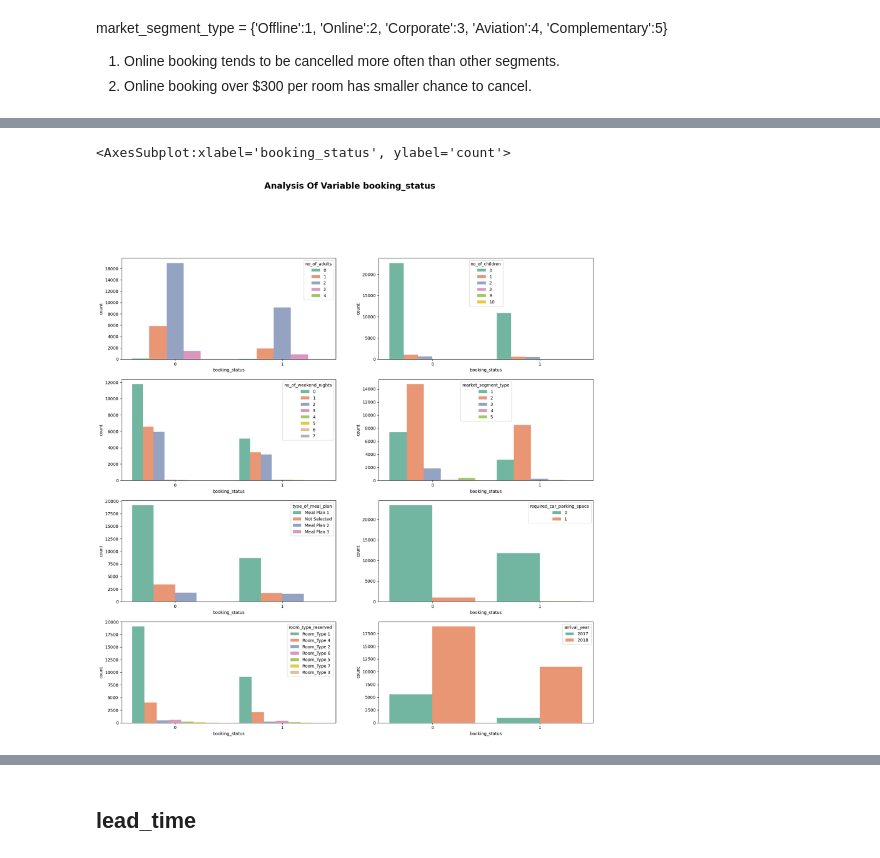
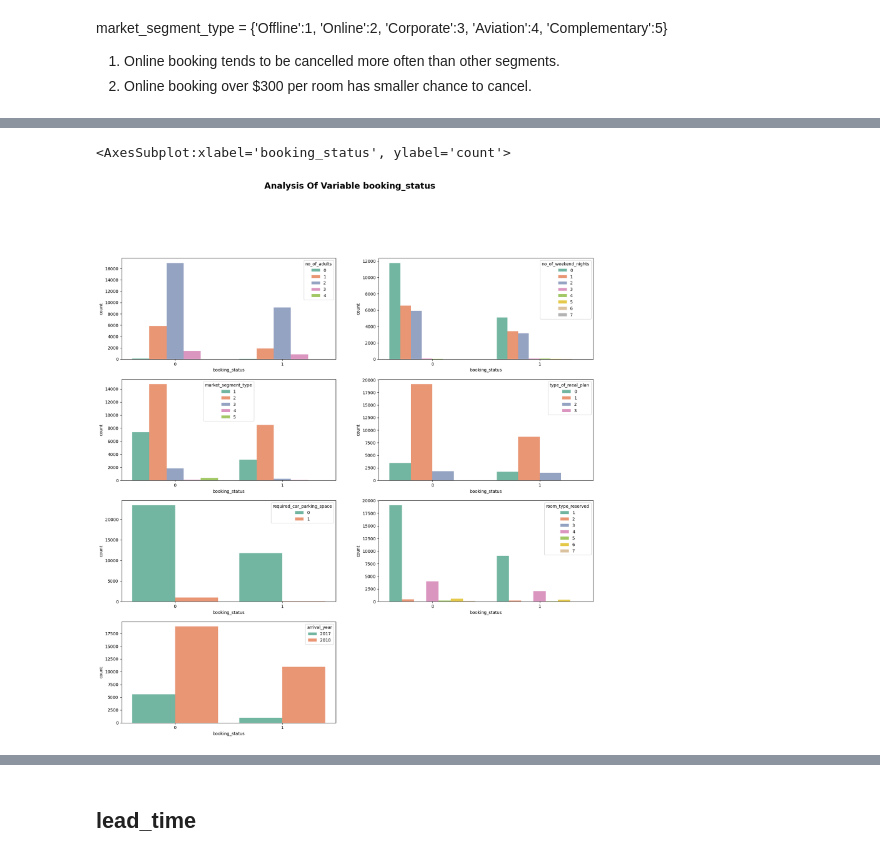
Before and after one commit to vicky-playground/Machine-Learning, a Jupyter notebook: Cancellation (1).ipynb, the cells around one changed output, grey strips where cells are left out. Cells and saved outputs as stored; diff of their text form; code cells hidden in the pictures.

```diff
--- a/Cancellation (1).ipynb
+++ b/Cancellation (1).ipynb
@@ -104,6 +82,9 @@ df.head()
 # %%
 # change the 'booking_status' from string type to integer type (binary value)
 df['booking_status'] = df['booking_status'].replace({'Canceled': 1, 'Not_Canceled': 0})
+df['type_of_meal_plan'] = df['type_of_meal_plan'].replace({'Meal Plan 1': 1, 'Meal Plan 2': 2, 'Meal Plan 3':3, 'Not Selected':0})
+df['room_type_reserved'] = df['room_type_reserved'].replace({'Room_Type 1':1, 'Room_Type 4':4, 'Room_Type 2':2, 'Room_Type 6':6,
+       'Room_Type 5':5, 'Room_Type 7':7, 'Room_Type 3':3 })
 df.head()
 # %% [output]
 |  | Booking_ID | no_of_adults | no_of_children | no_of_weekend_nights | no_of_week_nights | type_of_meal_plan | ... |
@@ -114,0 +96,3 @@ df.head()
+# %%
+df = df.iloc[:,1:]
+df.dtypes
@@ -124,3 +158,9 @@ We can see that 'lead_time'plays an important role in the cancellation.
+# %%
+# dropping columns that are not useful nor interesting
+
+useless_col = ['arrival_date', 'no_of_children']
+
+df.drop(useless_col, axis = 1, inplace = True)
 # %%
 plt.figure(figsize=(12,11))
 sns.pairplot(df[['avg_price_per_room', 'lead_time', 'arrival_month', 'market_segment_type', 'booking_status']], hue='booking_status')
@@ -137,30 +202,27 @@ market_segment_type = {'Offline':1, 'Online':2, 'Corporate':3, 'Aviation':4, 'Co
 # %%
 plt.figure(figsize = (20, 25))
 plt.suptitle("Analysis Of Variable booking_status",fontweight="bold", fontsize=20)
 
 plt.subplot(5,2,1)
 sns.countplot(x = 'booking_status', hue = 'no_of_adults', palette = 'Set2', data = df)
 
 plt.subplot(5,2,2)
-sns.countplot(x = 'booking_status', hue = 'no_of_children', palette = 'Set2', data = df)
+sns.countplot(x = 'booking_status', hue = 'no_of_weekend_nights', palette = 'Set2', data = df)
 
 plt.subplot(5,2,3)
-sns.countplot(x = 'booking_status', hue = 'no_of_weekend_nights', palette = 'Set2', data = df)
+sns.countplot(x = 'booking_status', hue = 'market_segment_type', palette = 'Set2', data = df)
 
 plt.subplot(5,2,4)
-sns.countplot(x = 'booking_status', hue = 'market_segment_type', palette = 'Set2', data = df)
+sns.countplot(x = 'booking_status', hue = 'type_of_meal_plan', palette = 'Set2', data = df)
 
 plt.subplot(5,2,5)
-sns.countplot(x = 'booking_status', hue = 'type_of_meal_plan', palette = 'Set2', data = df)
+sns.countplot(x = 'booking_status', hue = 'required_car_parking_space', palette = 'Set2', data = df)
 
 plt.subplot(5,2,6)
-sns.countplot(x = 'booking_status', hue = 'required_car_parking_space', palette = 'Set2', data = df)
+sns.countplot(x = 'booking_status', hue = 'room_type_reserved', palette = 'Set2', data = df)
 
 plt.subplot(5,2,7)
-sns.countplot(x = 'booking_status', hue = 'room_type_reserved', palette = 'Set2', data = df)
-
-plt.subplot(5,2,8)
 sns.countplot(x = 'booking_status', hue = 'arrival_year', palette = 'Set2', data = df)
 # %% [output]
 <AxesSubplot:xlabel='booking_status', ylabel='count'>
-[figure, old version]
+[figure, new version]
```
Also changed, not shown: parts of 44 cells of this notebook.
